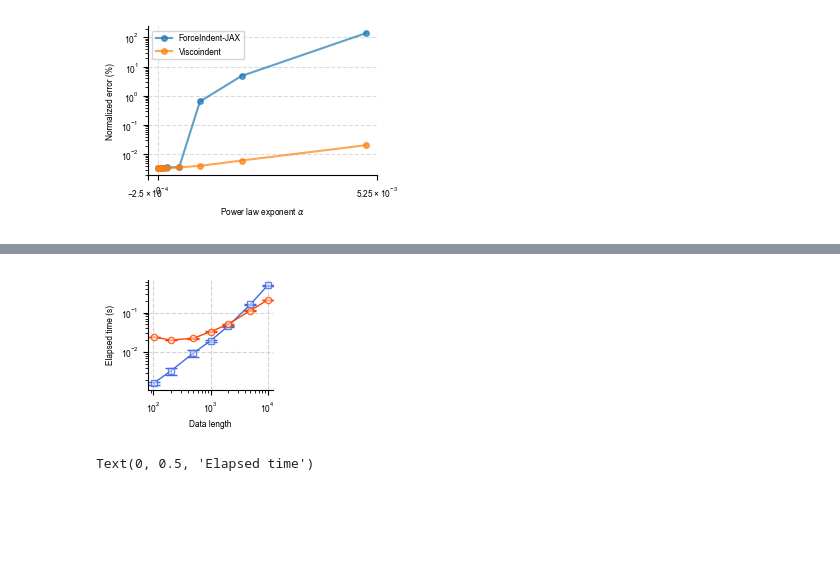
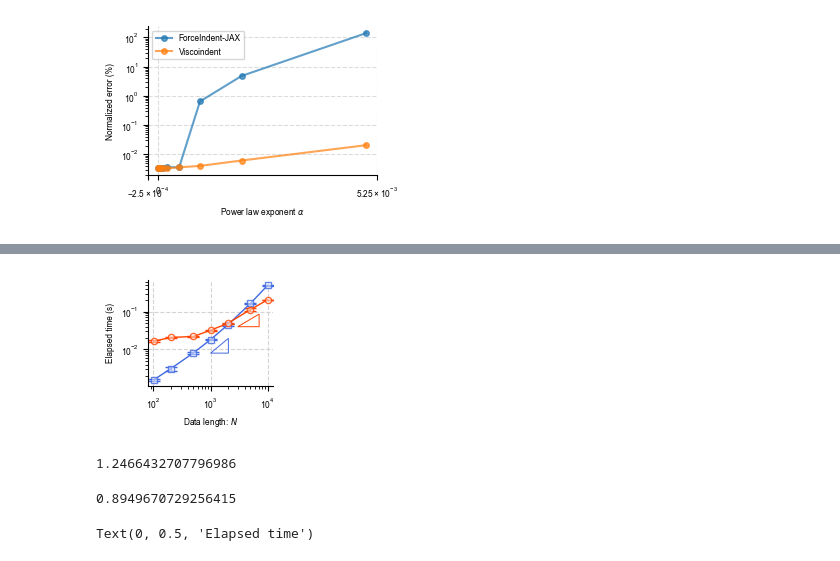
Before and after one commit to Jhko725/NeuralConstitutiveEq.jl, a Jupyter notebook: notebooks/1_framework_benchmarks.ipynb, the cells around one changed output, grey strips where cells are left out. Cells and saved outputs as stored; diff of their text form; code cells hidden in the pictures; blank space fills up the shorter version.

```diff
--- a/notebooks/1_framework_benchmarks.ipynb
+++ b/notebooks/1_framework_benchmarks.ipynb
@@ -392,27 +392,66 @@ for dt in tqdm(dt_list):
 # %%
 fig, ax = plt.subplots(1, 1, figsize=(45 * MM, 40 * MM))
 dt_array = jnp.asarray(dt_list)
 length_array = jnp.asarray([len(jnp.arange(0.0, 1.0 + dt, dt)) for dt in dt_array])
 for (name, y_mean), y_std in zip(t_mean_dict.items(), t_std_dict.values()):
     ax = connected_scatter(
         ax,
         length_array,
         y_mean,
         y_std,
         label=name,
         capsize=4.0,
         **connected_scatter_kwargs[name]
     )
 
 ax.set_xscale("log", base=10)
 ax.set_yscale("log", base=10)
 
-ax.set_xlabel(r"Data length")
+ax.set_xlabel(r"Data length: $N$")
 ax.set_ylabel("Elapsed time (s)")
 
+ax = draw_triangle(
+    ax,
+    (1000, 0.008),
+    slope=1.25,
+    hypotenuse=0.5,
+    facecolor="none",
+    edgecolor="royalblue",
+    linewidth=0.7,
+)
+ax = draw_triangle(
+    ax,
+    (3000, 0.04),
+    slope=0.89,
+    hypotenuse=0.5,
+    facecolor="none",
+    edgecolor="orangered",
+    linewidth=0.7,
+)
+ax.set_axisbelow(True)
 fig.savefig("../figures/fig2-d.pdf", format="pdf", dpi=1200)
 # %% [output]
-[figure, old version]
+[figure, new version]
+# %%
+from scipy.stats import linregress
+
+res = linregress(
+    jnp.log10(length_array),
+    jnp.log10(jnp.asarray(t_mean_dict["Viscoindent"])),
+)
+res.slope
+# t_mean_dict["ForceIndent-JAX"]
+# %% [output]
+1.2466432707796986
+# %%
+sel = slice(0, -4)
+res = linregress(
+    jnp.log10(length_array)[sel],
+    jnp.log10(jnp.asarray(t_mean_dict["ForceIndent-JAX"])[sel]),
+)
+res.slope
+# %% [output]
+0.8949670729256415
 # %%
 cpu_device = jax.devices("cpu")[0]
 with jax.default_device(cpu_device):
```
Also changed, not shown: parts of 6 cells of this notebook, 12 other files.
